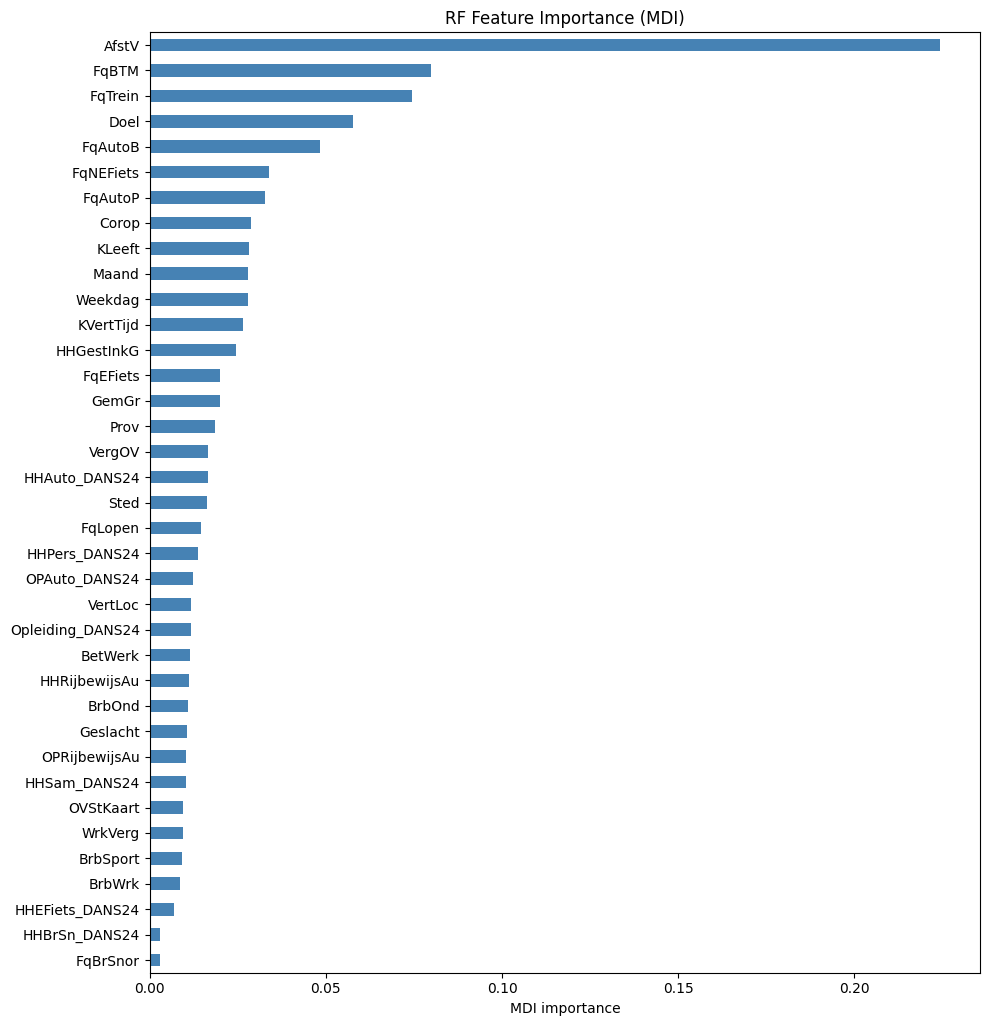
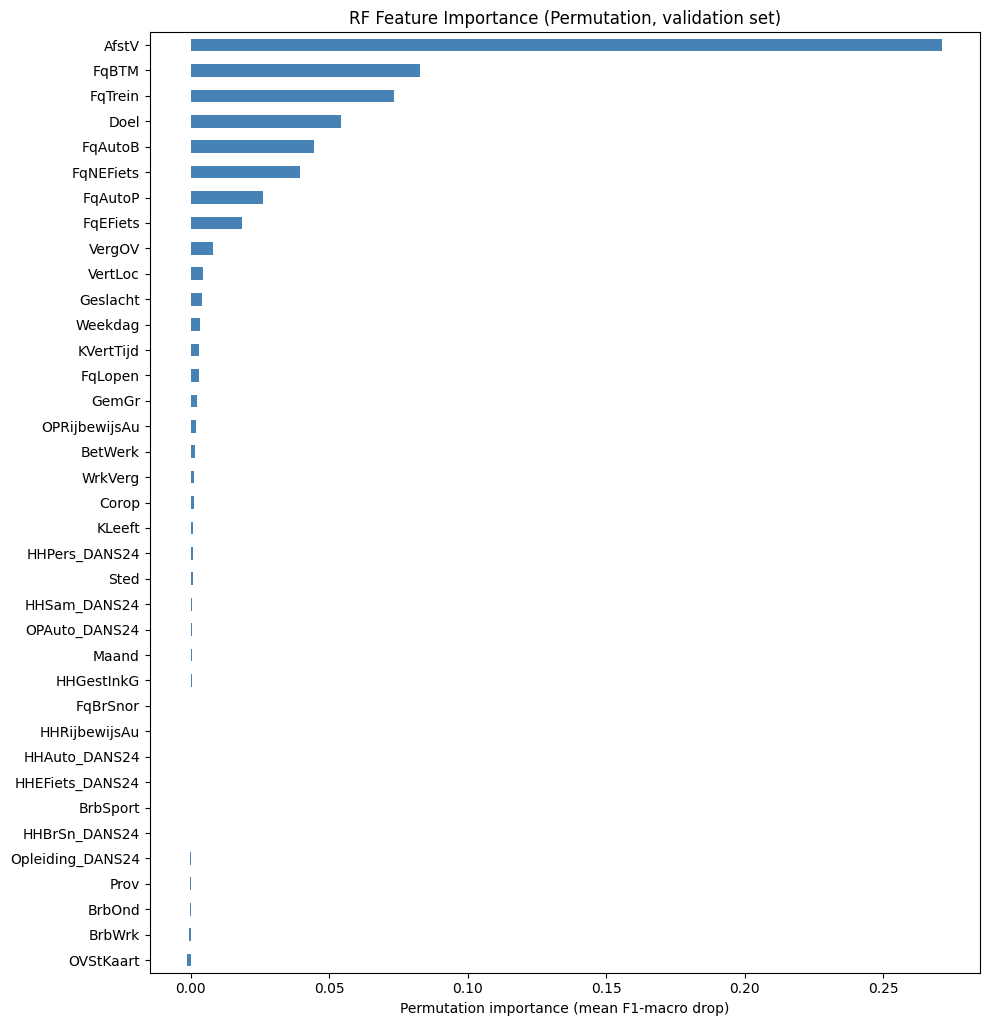
Unified diff of the notebook cell whose output changed from the first chart to the second:
--- before
+++ after
@@ -41,5 +41,17 @@
     remainder="passthrough"
 )
+
+
 # Using RF feature importance with a basic RF classifier
+gss_val = GroupShuffleSplit(n_splits=1, test_size=0.15, random_state=0)
+tr_idx, val_idx = next(gss_val.split(X_train, y_train, groups=groups_train))
+
+X_tr   = X_train.iloc[tr_idx]
+X_val  = X_train.iloc[val_idx]
+y_tr   = y_train.iloc[tr_idx]
+y_val  = y_train.iloc[val_idx]
+groups_tr = groups_train.iloc[tr_idx]
+
+# Fit a basic RF on the sub-training split
 rf_sel = RandomForestClassifier(
     n_estimators=200,
@@ -55,22 +67,28 @@
 ])
 
-sel_pipe.fit(X_train, y_train)
+sel_pipe.fit(X_tr, y_tr)
 
-# Cleaning feature names for plot
+# Compute permutation importance on the held-out validation set
+# This avoids inflated MDI scores caused by overfitting
+perm = permutation_importance(
+    sel_pipe, X_val, y_val,
+    n_repeats=10,
+    scoring="f1_macro",
+    random_state=42,
+    n_jobs=-1
+)
+
 feature_names_clean = [
     f.replace("remainder__", "").replace("num__", "")
     for f in sel_pipe.named_steps["preprocessor"].get_feature_names_out()
 ]
-# Mean Ddecrease in Impurity (MDI) is used to rank features
-mdi = pd.Series(
-    sel_pipe.named_steps["classifier"].feature_importances_,
-    index=feature_names_clean
-).sort_values(ascending=False)
 
-# Plot MDI
-mdi.sort_values().plot(kind="barh", figsize=(10, max(6, len(mdi) * 0.28)), color="steelblue")
-plt.xlabel("MDI importance")
-plt.title("RF Feature Importance (MDI)")
+perm_imp = pd.Series(perm.importances_mean, index=feature_names_clean).sort_values(ascending=False)
+
+# Plot
+perm_imp.sort_values().plot(kind="barh", figsize=(10, max(6, len(perm_imp) * 0.28)), color="steelblue")
+plt.xlabel("Permutation importance (mean F1-macro drop)")
+plt.title("RF Feature Importance (Permutation, validation set)")
 plt.tight_layout()
-plt.savefig("feature_importance_mdi.png", dpi=150)
+plt.savefig("feature_importance_permutation.png", dpi=150)
 plt.show()

Commit: added permutation feature importance